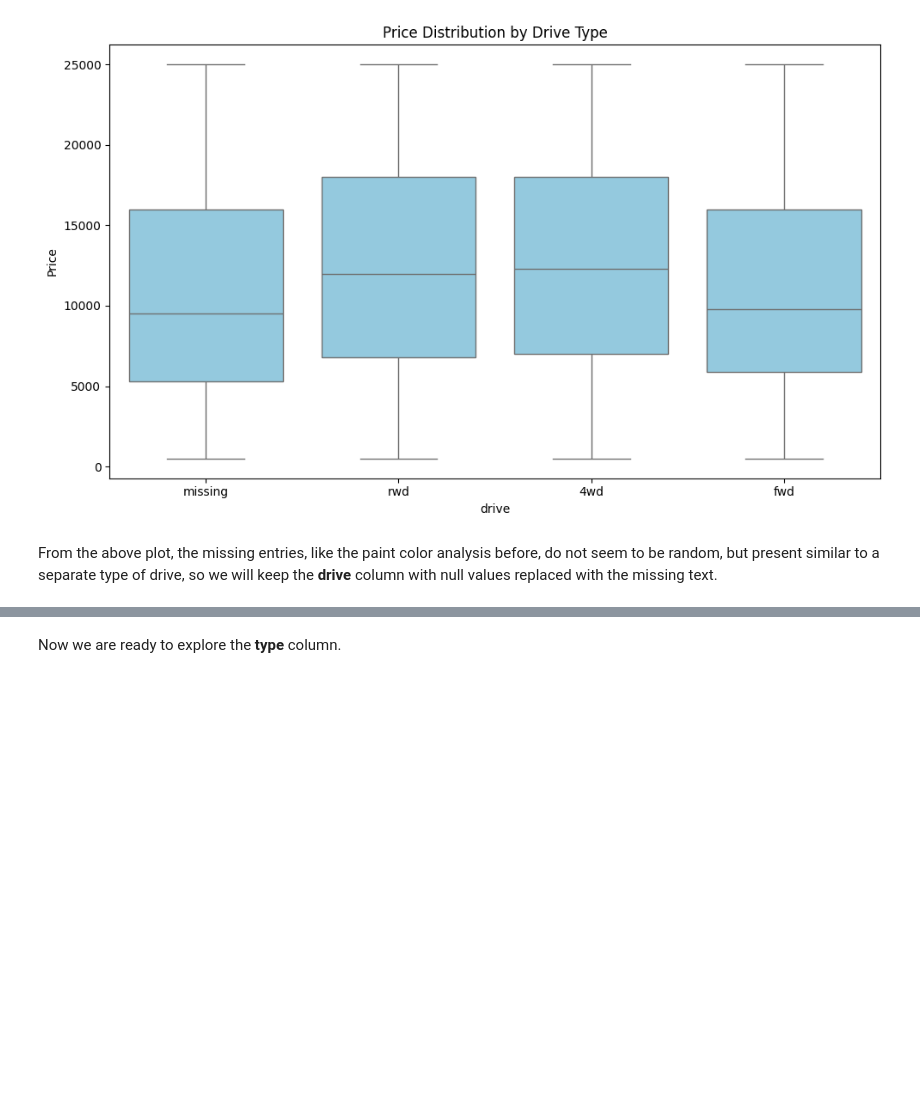
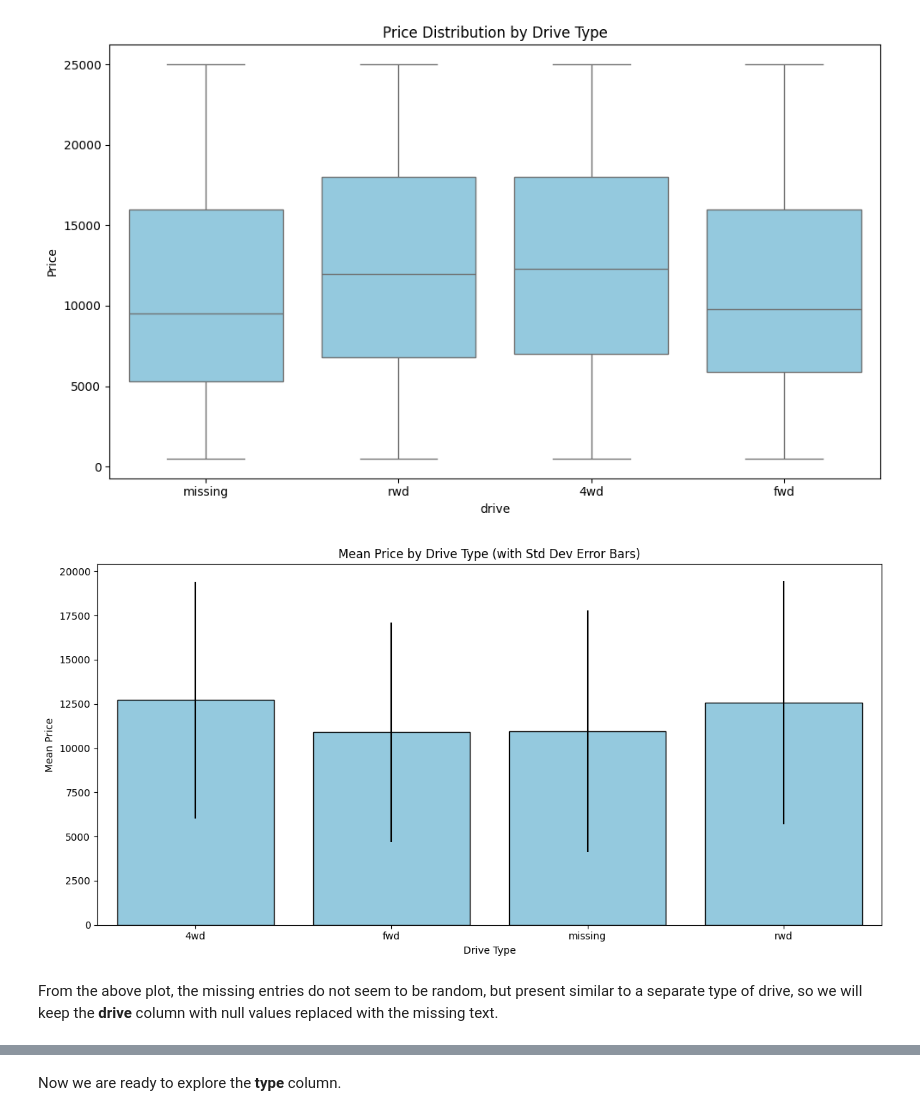
Before and after one commit to jeffreylgoode/what-drives-car-prices, a Jupyter notebook: notebooks/car_price_analysis.ipynb, the cells around one changed output, grey strips where cells are left out. Saved outputs shown, nothing was run; the diff lists cells and outputs as text; code cells hidden in the pictures; blank space fills up the shorter version.

```diff
--- a/notebooks/car_price_analysis.ipynb
+++ b/notebooks/car_price_analysis.ipynb
@@ -865,5 +865,36 @@ plt.tight_layout()
 plt.show()
 # %% [output]
 [figure]
+# %%
+import matplotlib.pyplot as plt
+import seaborn as sns
+
+# Compute mean and std dev
+drive_stats = (
+    df_clean5
+    .groupby("drive")["price"]
+    .agg(["mean", "std"])
+    .reset_index()
+)
+
+plt.figure(figsize=(12, 6))
+
+# Plot mean with error bars showing std dev
+sns.barplot(
+    data=drive_stats,
+    x="drive",
+    y="mean",
+    yerr=drive_stats["std"],
+    color="skyblue",
+    edgecolor="black"
+)
+
+plt.title("Mean Price by Drive Type (with Std Dev Error Bars)")
+plt.xlabel("Drive Type")
+plt.ylabel("Mean Price")
+plt.tight_layout()
+plt.show()
+# %% [output]
+[figure, added]
 # %% [markdown]
-From the above plot, the missing entries, like the paint color analysis before, do not seem to be random, but present similar to a separate type of drive, so we will keep the **drive** column with null values replaced with the missing text.
+From the above plot, the missing entries do not seem to be random, but present similar to a separate type of drive, so we will keep the **drive** column with null values replaced with the missing text.
```
Also changed, not shown: parts of 15 cells of this notebook.
